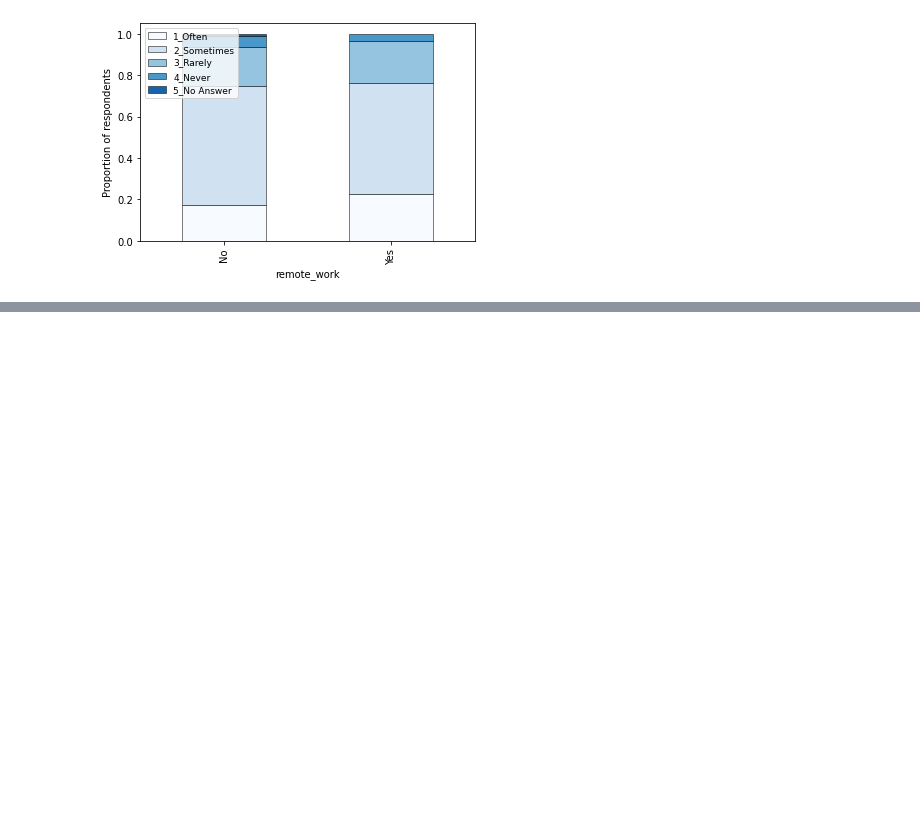
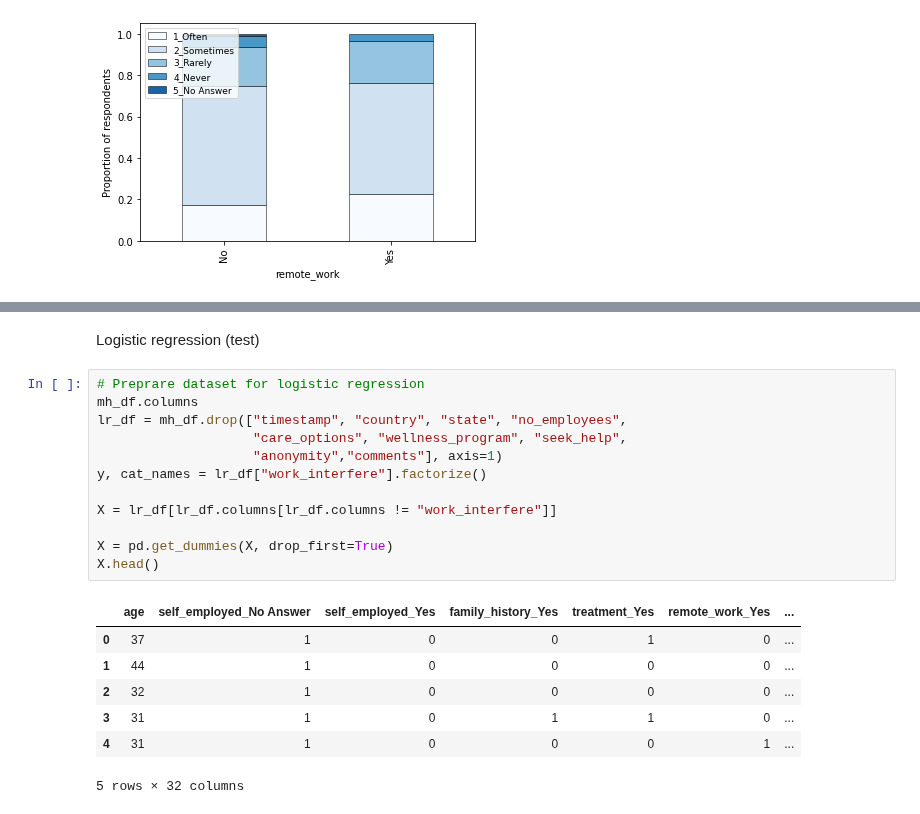
Before and after one commit to ceciliastern/ds_term_project, a Jupyter notebook: Descriptive Analysis - Mental Health Dataset.ipynb, the cells around one changed output, grey strips where cells are left out. Cells and saved outputs as stored; diff of their text form; blank space fills up the shorter version.

```diff
--- a/Descriptive Analysis - Mental Health Dataset.ipynb
+++ b/Descriptive Analysis - Mental Health Dataset.ipynb
@@ -610,0 +619,22 @@ create_bar_chart(sub_mh_df["tech_company"],sub_mh_df["coworkers"])
+# %% [markdown]
+Logistic regression (test)
+# %%
+# Preprare dataset for logistic regression
+mh_df.columns
+lr_df = mh_df.drop(["timestamp", "country", "state", "no_employees",
+                    "care_options", "wellness_program", "seek_help",
+                    "anonymity","comments"], axis=1)
+y, cat_names = lr_df["work_interfere"].factorize()
+
+X = lr_df[lr_df.columns[lr_df.columns != "work_interfere"]]
+
+X = pd.get_dummies(X, drop_first=True)
+X.head()
+# %% [output]
+|  | age | self_employed_No Answer | self_employed_Yes | family_history_Yes | treatment_Yes | remote_work_Yes | ... |
+| 0 | 37 | 1 | 0 | 0 | 1 | 0 | ... |
+| 1 | 44 | 1 | 0 | 0 | 0 | 0 | ... |
+| 2 | 32 | 1 | 0 | 0 | 0 | 0 | ... |
+| 3 | 31 | 1 | 0 | 1 | 1 | 0 | ... |
+| 4 | 31 | 1 | 0 | 0 | 0 | 1 | ... |
+5 rows × 32 columns
```
Also changed, not shown: parts of 33 cells of this notebook.
